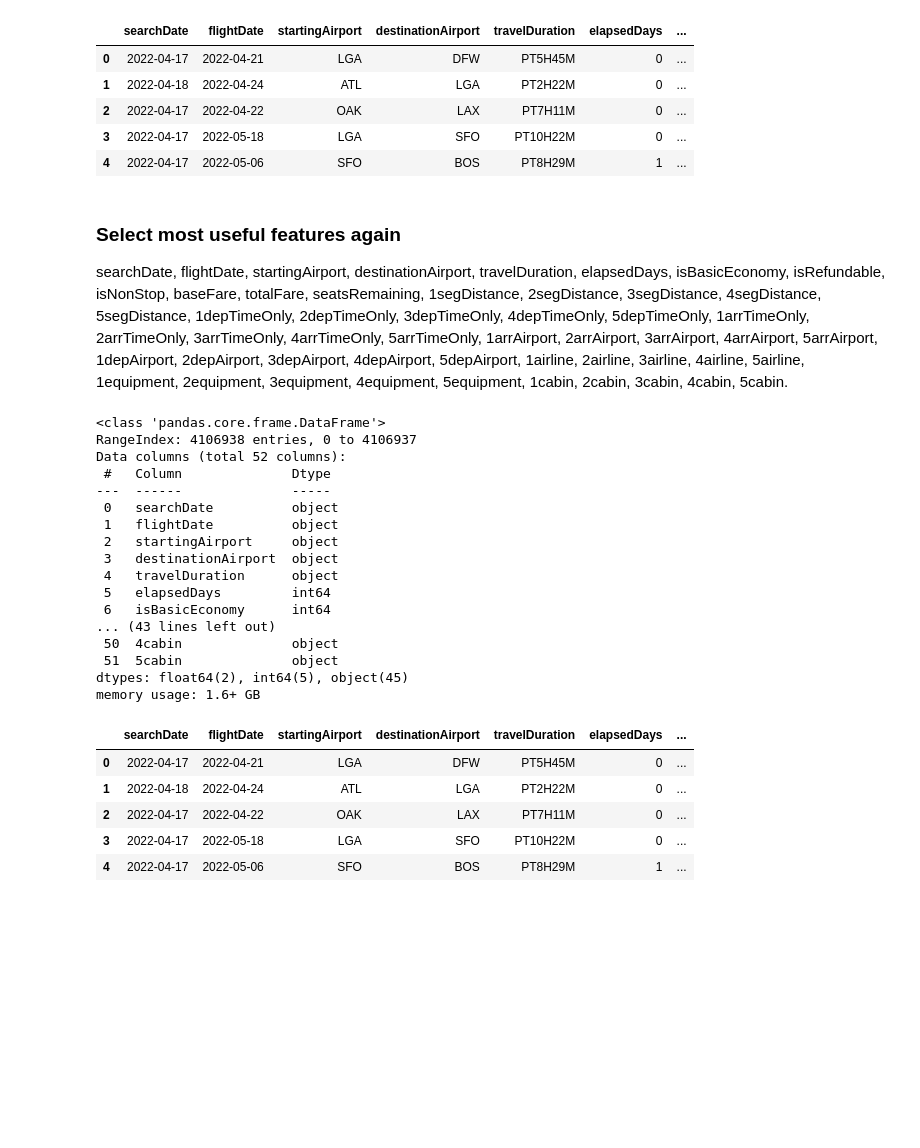
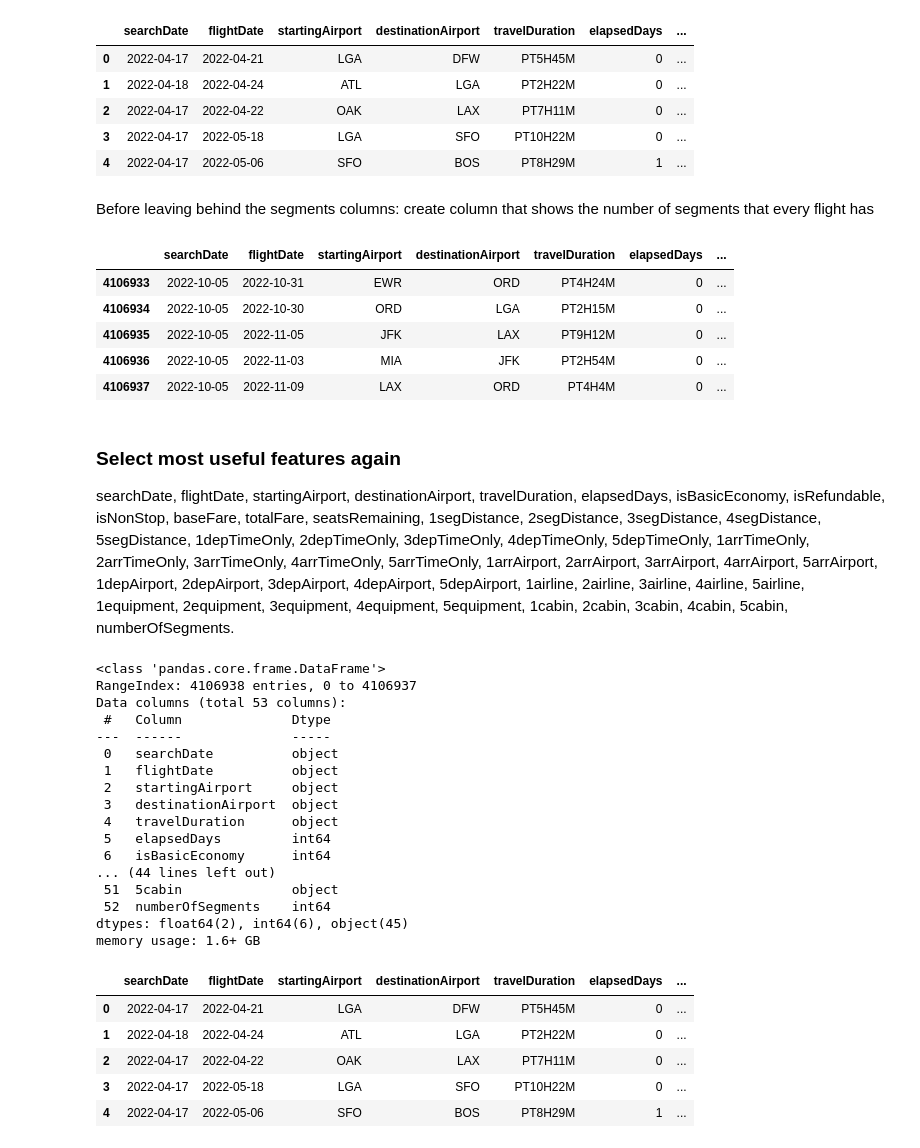
Before and after one commit to maria-pigazzi/flight-predictions-project, a Jupyter notebook: src/explore.ipynb, the cells around one changed output. Saved outputs shown, nothing was run; the diff lists cells and outputs as text; code cells hidden in the pictures; blank space fills up the shorter version.

```diff
--- a/src/explore.ipynb
+++ b/src/explore.ipynb
@@ -514,8 +494,27 @@ useful_features_data.head()
 | 2 | 2022-04-17 | 2022-04-22 | OAK | LAX | PT7H11M | 0 | ... |
 | 3 | 2022-04-17 | 2022-05-18 | LGA | SFO | PT10H22M | 0 | ... |
 | 4 | 2022-04-17 | 2022-05-06 | SFO | BOS | PT8H29M | 1 | ... |
+# %% [markdown]
+Before leaving behind the segments columns: create column that shows the number of segments that every flight has
+# %%
+# split timeraw using the /||
+# take length of split
+# save everything in a new column
+
+split_segments = useful_features_data['segmentsDepartureTimeRaw'].str.split('\|\|')
+
+useful_features_data["numberOfSegments"] = split_segments.str.len()
+# %%
+useful_features_data.tail()
+# %% [output]
+|  | searchDate | flightDate | startingAirport | destinationAirport | travelDuration | elapsedDays | ... |
+| 4106933 | 2022-10-05 | 2022-10-31 | EWR | ORD | PT4H24M | 0 | ... |
+| 4106934 | 2022-10-05 | 2022-10-30 | ORD | LGA | PT2H15M | 0 | ... |
+| 4106935 | 2022-10-05 | 2022-11-05 | JFK | LAX | PT9H12M | 0 | ... |
+| 4106936 | 2022-10-05 | 2022-11-03 | MIA | JFK | PT2H54M | 0 | ... |
+| 4106937 | 2022-10-05 | 2022-11-09 | LAX | ORD | PT4H4M | 0 | ... |
 # %% [markdown]
 ### Select most useful features again
 
-searchDate, flightDate, startingAirport, destinationAirport, travelDuration, elapsedDays, isBasicEconomy, isRefundable, isNonStop, baseFare, totalFare, seatsRemaining, 1segDistance, 2segDistance, 3segDistance, 4segDistance, 5segDistance, 1depTimeOnly, 2depTimeOnly, 3depTimeOnly, 4depTimeOnly, 5depTimeOnly, 1arrTimeOnly, 2arrTimeOnly, 3arrTimeOnly, 4arrTimeOnly, 5arrTimeOnly, 1arrAirport, 2arrAirport, 3arrAirport, 4arrAirport, 5arrAirport, 1depAirport, 2depAirport, 3depAirport, 4depAirport, 5depAirport, 1airline, 2airline, 3airline, 4airline, 5airline, 1equipment, 2equipment, 3equipment, 4equipment, 5equipment, 1cabin, 2cabin, 3cabin, 4cabin, 5cabin.
+searchDate, flightDate, startingAirport, destinationAirport, travelDuration, elapsedDays, isBasicEconomy, isRefundable, isNonStop, baseFare, totalFare, seatsRemaining, 1segDistance, 2segDistance, 3segDistance, 4segDistance, 5segDistance, 1depTimeOnly, 2depTimeOnly, 3depTimeOnly, 4depTimeOnly, 5depTimeOnly, 1arrTimeOnly, 2arrTimeOnly, 3arrTimeOnly, 4arrTimeOnly, 5arrTimeOnly, 1arrAirport, 2arrAirport, 3arrAirport, 4arrAirport, 5arrAirport, 1depAirport, 2depAirport, 3depAirport, 4depAirport, 5depAirport, 1airline, 2airline, 3airline, 4airline, 5airline, 1equipment, 2equipment, 3equipment, 4equipment, 5equipment, 1cabin, 2cabin, 3cabin, 4cabin, 5cabin, numberOfSegments.
 # %%
@@ -525,7 +524,7 @@ even_more_useful_feat_data.info()
 # %% [output]
 <class 'pandas.core.frame.DataFrame'>
 RangeIndex: 4106938 entries, 0 to 4106937
-Data columns (total 52 columns):
+Data columns (total 53 columns):
  #   Column              Dtype
 ---  ------              -----
  0   searchDate          object
@@ -535,10 +534,10 @@ Data columns (total 52 columns):
  4   travelDuration      object
  5   elapsedDays         int64
  6   isBasicEconomy      int64
-... (43 lines left out)
- 50  4cabin              object
+... (44 lines left out)
  51  5cabin              object
-dtypes: float64(2), int64(5), object(45)
+ 52  numberOfSegments    int64
+dtypes: float64(2), int64(6), object(45)
 memory usage: 1.6+ GB
 # %%
 even_more_useful_feat_data.head()
```
Also changed, not shown: parts of 23 cells of this notebook.
